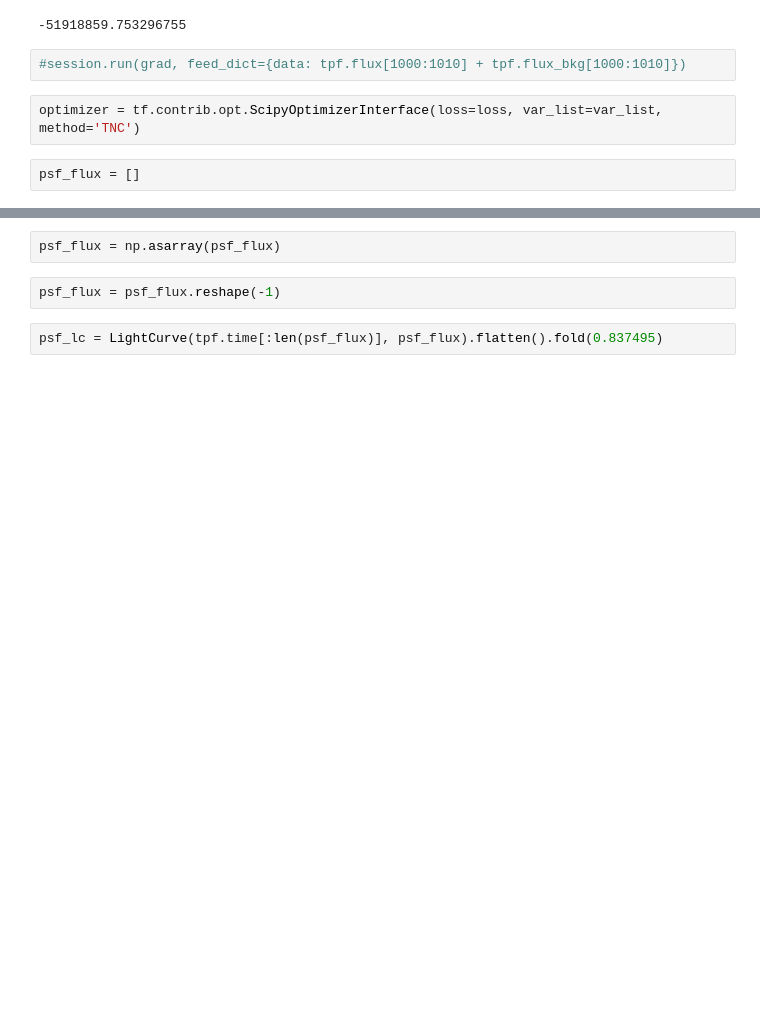
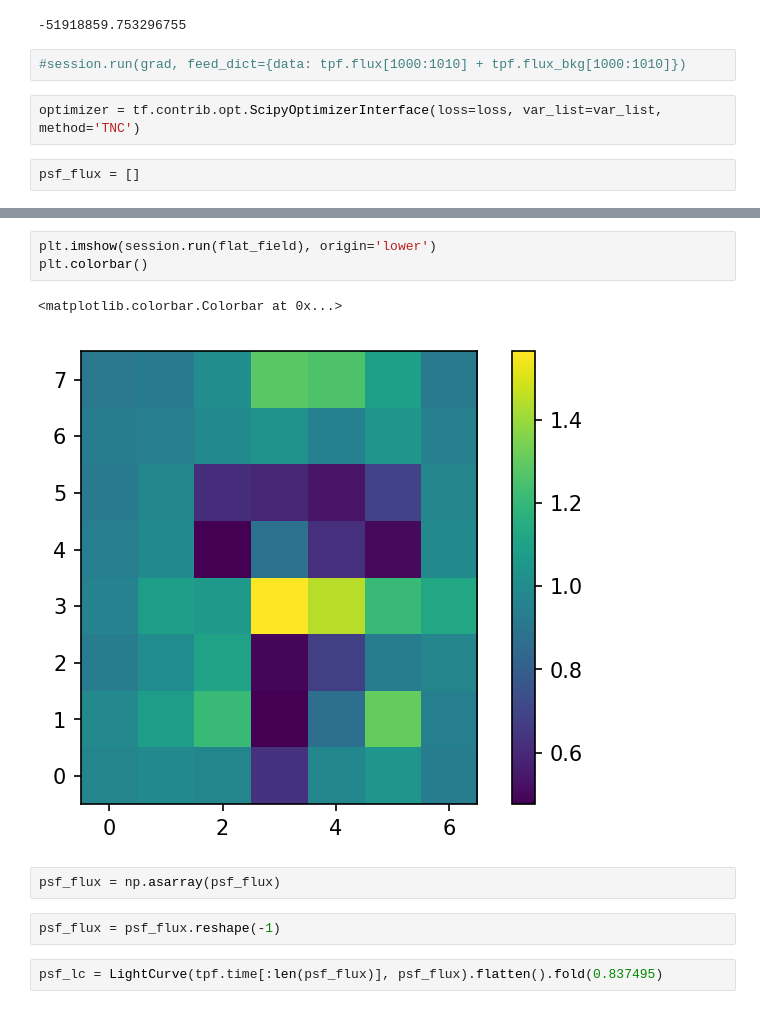
Before and after one commit to mirca/vaneska, a Jupyter notebook: demo-flat-field.ipynb, the cells around one changed output, grey strips where cells are left out. Cells and saved outputs as stored; diff of their text form; blank space fills up the shorter version.

```diff
--- a/demo-flat-field.ipynb
+++ b/demo-flat-field.ipynb
@@ -158,3 +149,9 @@ INFO:tensorflow:Optimization terminated with:
+# %%
+plt.imshow(session.run(flat_field), origin='lower')
+plt.colorbar()
+# %% [output]
+<matplotlib.colorbar.Colorbar at 0x...>
+[figure, added]
 # %%
 psf_flux = np.asarray(psf_flux)
 # %%
```
Also changed, not shown: parts of 4 cells of this notebook, 2 other files.
